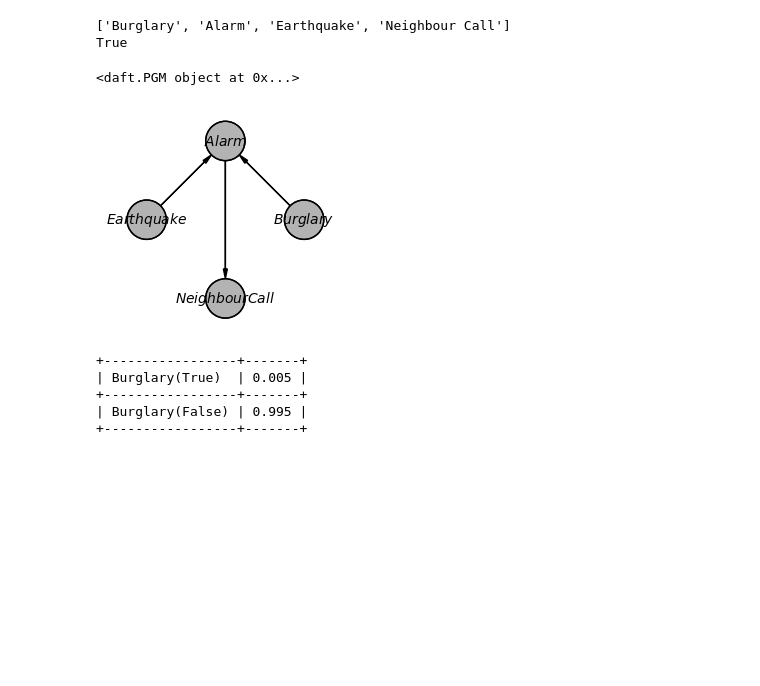
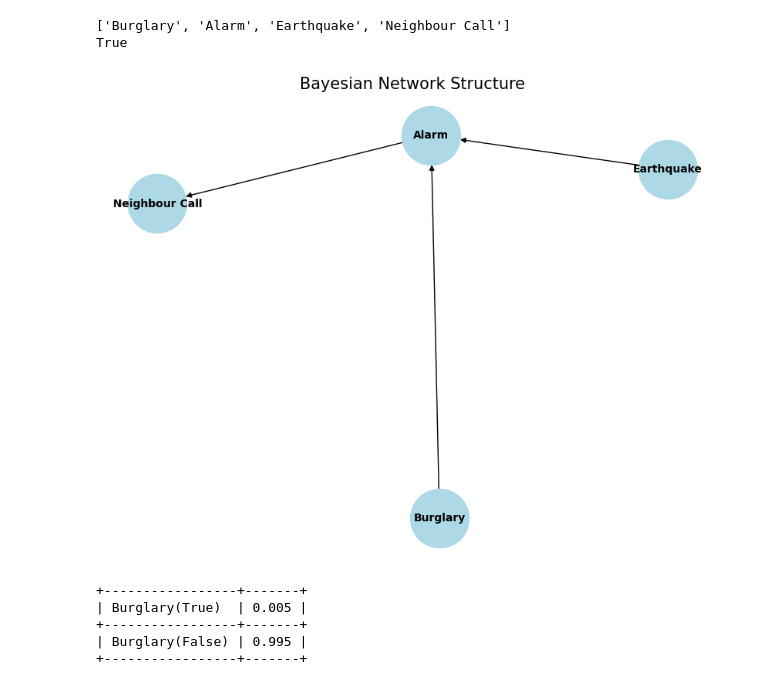
Before and after one commit to Stormbreaker-4/bbn, a Jupyter notebook: app.ipynb, the cells around one changed output. Saved outputs shown, nothing was run; the diff lists cells and outputs as text; code cells hidden in the pictures; blank space fills up the shorter version.

```diff
--- a/app.ipynb
+++ b/app.ipynb
@@ -1,19 +1,35 @@
 # %%
 from pgmpy.models import BayesianNetwork;
 from pgmpy.factors.discrete.CPD import TabularCPD;
+from pgmpy.inference import VariableElimination;
+import matplotlib.pyplot as plt;
+import networkx as nx;
+
+alarm = 'Alarm';
+burglary = 'Burglary';
+earthquake = 'Earthquake';
+neighbour_call = 'Neighbour Call';
 # %%
-graph = BayesianNetwork([('Burglary', 'Alarm'), ('Earthquake', 'Alarm'), ('Alarm', 'Neighbour Call')]);
+graph = BayesianNetwork([(burglary, alarm), (earthquake, alarm), (alarm, neighbour_call)]);
+
 print(graph.nodes());
-print('Neighbour Call' in graph);
+print(neighbour_call in graph);
 # %% [output]
 ['Burglary', 'Alarm', 'Earthquake', 'Neighbour Call']
 True
-# %%
-daft_graph = graph.to_daft();
-print(daft_graph);
-daft_graph.render();
-daft_graph.savefig('graph.png');
-# %% [output]
-<daft.PGM object at 0x...>
-[figure, removed]
+# %%
+# Plotting the Bayesian Network graph
+def plot_bayesian_network(graph):
+    plt.figure(figsize=(8, 6))
+    G = nx.DiGraph(graph.edges())
+    pos = nx.spring_layout(G)
+    nx.draw(G, pos, with_labels=True, node_size=3000, node_color='lightblue', font_size=10, font_weight='bold')
+    plt.title('Bayesian Network Structure', size=15)
+    plt.show()
+    # plt.savefig('graph', format='png')
+
+# Visualize Bayesian Network Structure
+plot_bayesian_network(graph)
+# %% [output]
+[figure, added]
 # %%
```
Also changed, not shown: parts of 10 cells of this notebook, 6 other files.
